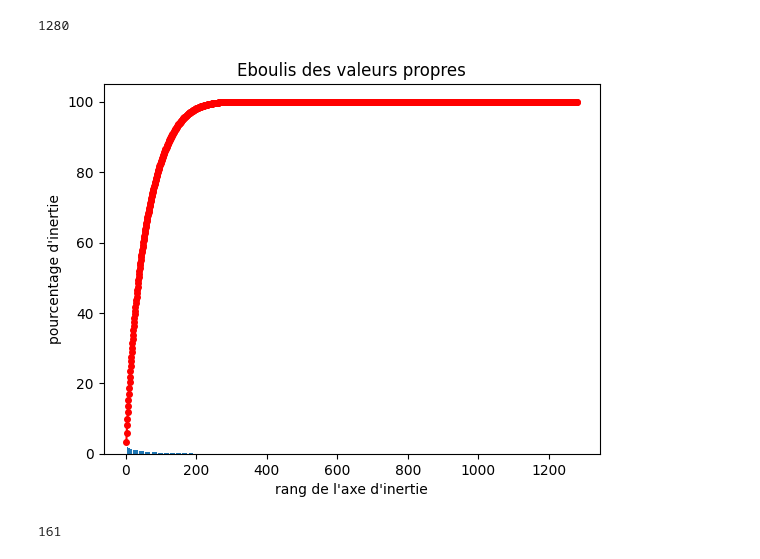
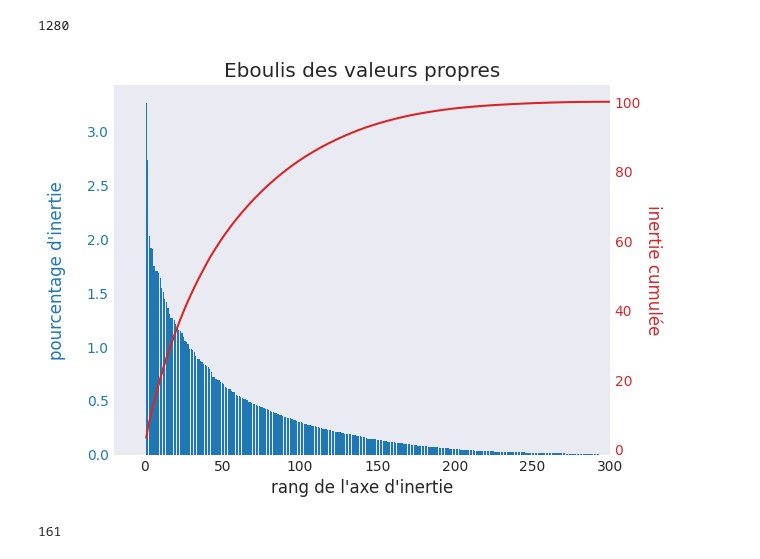
Before and after one commit to gabriel1628/Formation-Data-Scientist-OC, a Jupyter notebook: Projet 8 Deployez un modele dans le cloud/P8_Notebook_Linux_EMR_PySpark_GC.ipynb, the cells around one changed output. Saved outputs shown, nothing was run; the diff lists cells and outputs as text; code cells hidden in the pictures.

Commit message:
modification figure éboulis des valeurs propres

```diff
--- a/Projet 8 Deployez un modele dans le cloud/P8_Notebook_Linux_EMR_PySpark_GC.ipynb
+++ b/Projet 8 Deployez un modele dans le cloud/P8_Notebook_Linux_EMR_PySpark_GC.ipynb
@@ -647,17 +645,34 @@ model_pca.getK()
 1280
 # %%
 import matplotlib.pyplot as plt
+plt.style.use('seaborn-v0_8-dark')
+
 # Ebouli des valeurs propres
 scree = model_pca.explainedVariance.array * 100
-plt.bar(np.arange(len(scree))+1, scree)
-plt.plot(np.arange(len(scree))+1, scree.cumsum(), c="red", marker='o', markersize=4)
-#plt.xticks(np.arange(0, model_pca.getK())+1)
-plt.xlabel("rang de l'axe d'inertie")
-plt.ylabel("pourcentage d'inertie")
-plt.title("Eboulis des valeurs propres")
-plt.show(block=False)
+
+fig, ax1 = plt.subplots()
+
+color1 = 'tab:blue'
+ax1.set_title("Eboulis des valeurs propres")
+
+ax1.bar(np.arange(len(scree))+1, scree, color=color1)
+ax1.set_ylabel("pourcentage d'inertie", color=color1, labelpad=15, fontsize=12)
+ax1.tick_params(axis='y', labelcolor=color1)
+
+ax2 = ax1.twinx()
+
+color2 = 'tab:red'
+ax2.plot(np.arange(len(scree))+1, scree.cumsum(), color=color2,
+        # marker='o', markersize=3
+        )
+ax1.set_xlabel("rang de l'axe d'inertie")
+ax2.set_ylabel("inertie cumulée", color=color2, rotation=-90, labelpad=15, fontsize=12)
+ax2.tick_params(axis='y', labelcolor=color2)
+
+ax1.set_xlim(-20, 300)
+plt.show()
 # %% [output]
-[figure, old version]
+[figure, new version]
 # %%
 scree = model_pca.explainedVariance.array * 100
 np.where(scree.cumsum() > 95)[0][0] + 1
```
Also changed, not shown: parts of 7 cells of this notebook.
